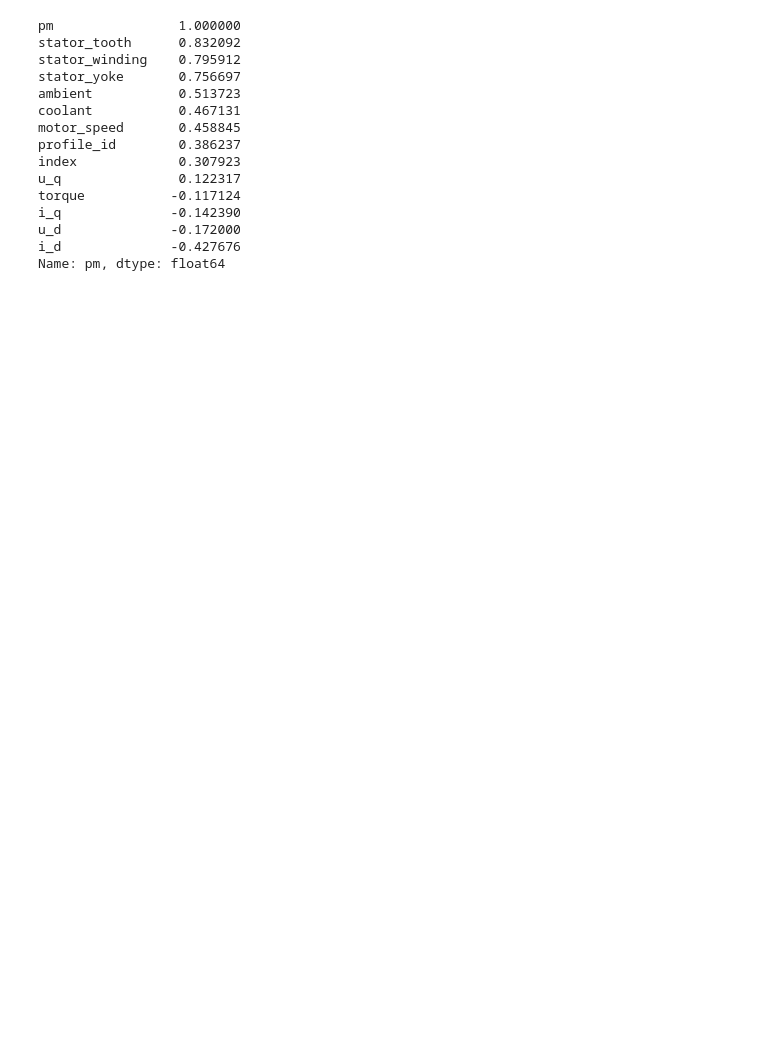
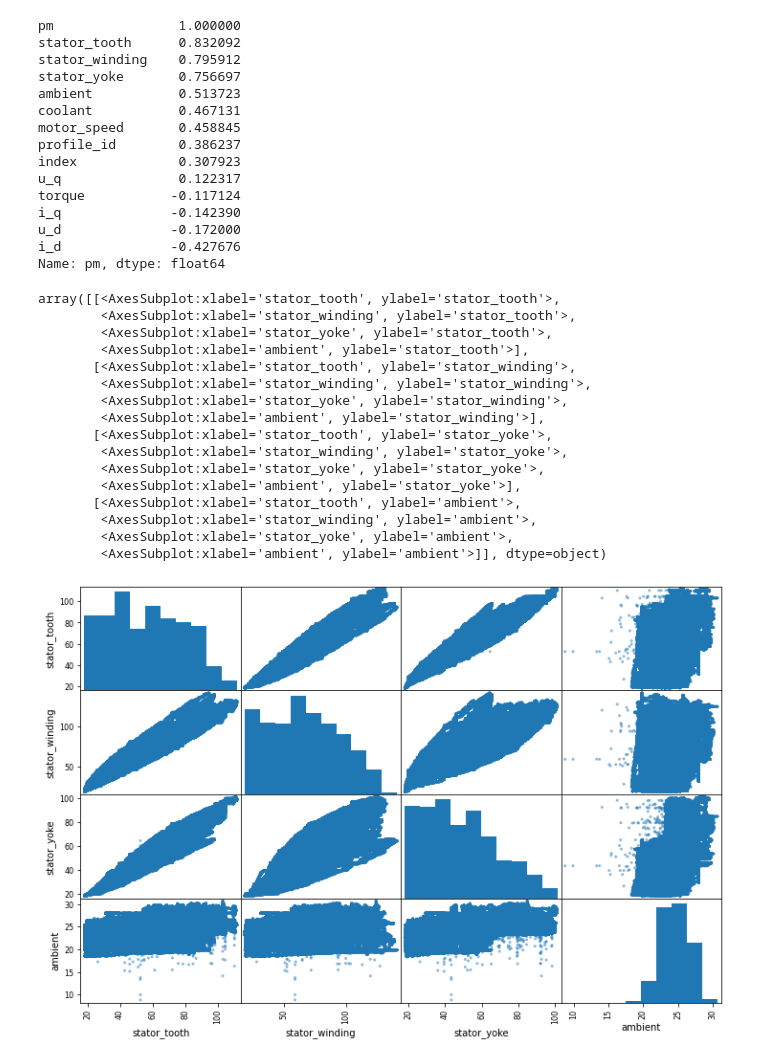
Before and after one commit to eike2/electric_motor, a Jupyter notebook: Task_1_to_4.ipynb, the cells around one changed output. Saved outputs shown, nothing was run; the diff lists cells and outputs as text; code cells hidden in the pictures; blank space fills up the shorter version.

```diff
--- a/Task_1_to_4.ipynb
+++ b/Task_1_to_4.ipynb
@@ -329,3 +323,25 @@ i_q              -0.142390
 u_d              -0.172000
 i_d              -0.427676
 Name: pm, dtype: float64
+# %%
+from pandas.plotting import scatter_matrix
+attributes = ["stator_tooth", "stator_winding", "stator_yoke", "ambient"]
+scatter_matrix(train_set_copy[attributes], figsize=(12, 8))
+# %% [output]
+array([[<AxesSubplot:xlabel='stator_tooth', ylabel='stator_tooth'>,
+        <AxesSubplot:xlabel='stator_winding', ylabel='stator_tooth'>,
+        <AxesSubplot:xlabel='stator_yoke', ylabel='stator_tooth'>,
+        <AxesSubplot:xlabel='ambient', ylabel='stator_tooth'>],
+       [<AxesSubplot:xlabel='stator_tooth', ylabel='stator_winding'>,
+        <AxesSubplot:xlabel='stator_winding', ylabel='stator_winding'>,
+        <AxesSubplot:xlabel='stator_yoke', ylabel='stator_winding'>,
+        <AxesSubplot:xlabel='ambient', ylabel='stator_winding'>],
+       [<AxesSubplot:xlabel='stator_tooth', ylabel='stator_yoke'>,
+        <AxesSubplot:xlabel='stator_winding', ylabel='stator_yoke'>,
+        <AxesSubplot:xlabel='stator_yoke', ylabel='stator_yoke'>,
+        <AxesSubplot:xlabel='ambient', ylabel='stator_yoke'>],
+       [<AxesSubplot:xlabel='stator_tooth', ylabel='ambient'>,
+        <AxesSubplot:xlabel='stator_winding', ylabel='ambient'>,
+        <AxesSubplot:xlabel='stator_yoke', ylabel='ambient'>,
+        <AxesSubplot:xlabel='ambient', ylabel='ambient'>]], dtype=object)
+[figure, added]
```
Also changed, not shown: parts of 17 cells of this notebook.
